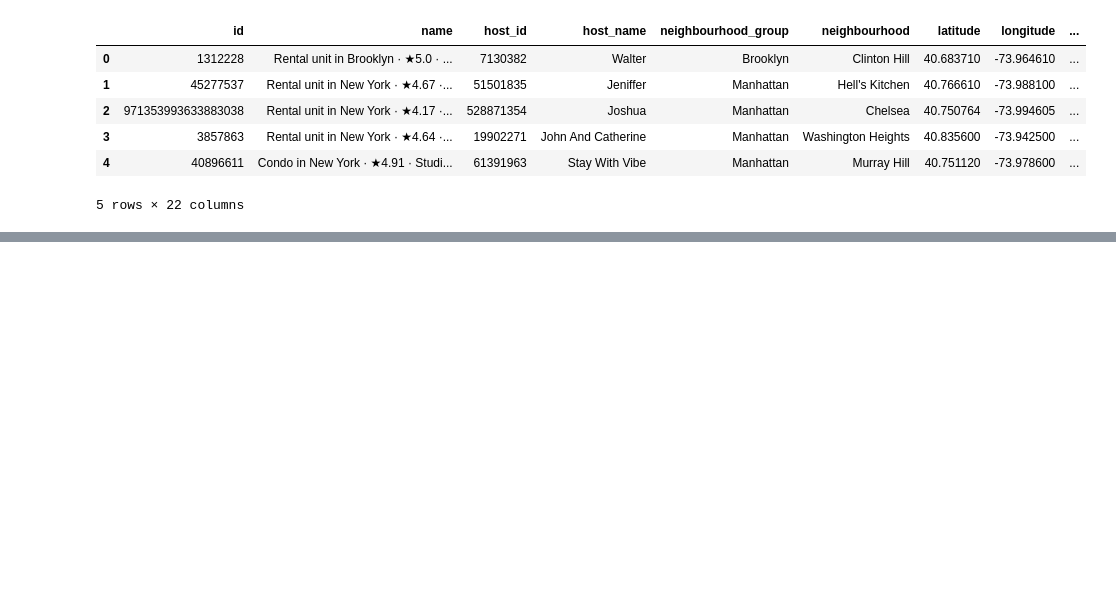
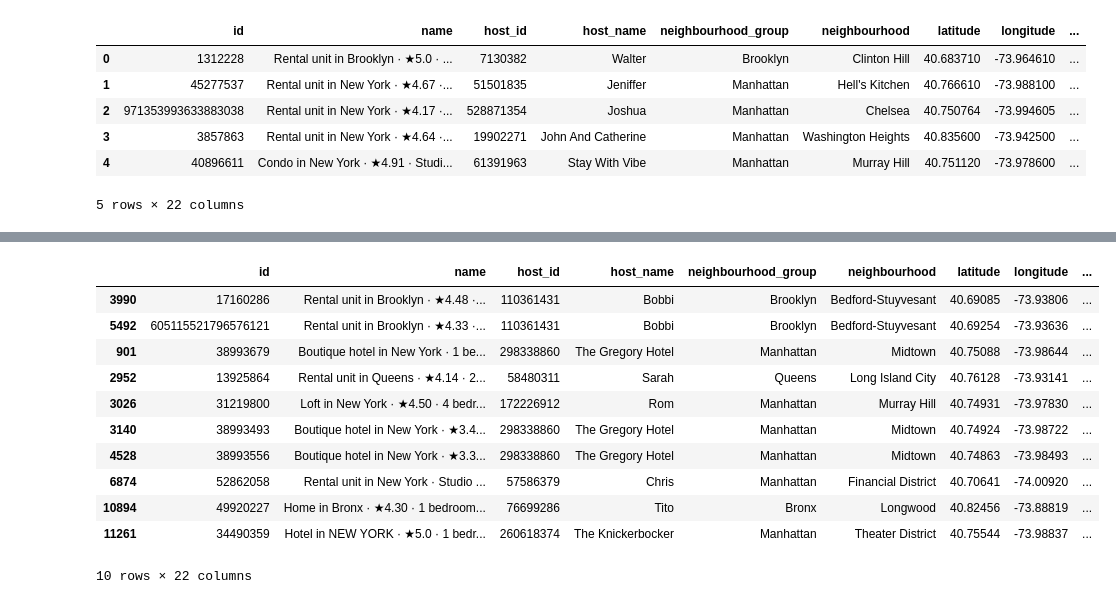
Before and after one commit to mus9090/pandas-practice, a Jupyter notebook: 03-pandas-eda.ipynb, the cells around one changed output, grey strips where cells are left out. Cells and saved outputs as stored; diff of their text form; code cells hidden in the pictures; blank space fills up the shorter version.

```diff
--- a/03-pandas-eda.ipynb
+++ b/03-pandas-eda.ipynb
@@ -32,0 +136,15 @@ memory usage: 6.1 MB
+# %%
+bnb.nlargest(10, 'price')
+# %% [output]
+|  | id | name | host_id | host_name | neighbourhood_group | neighbourhood | latitude | longitude | ... |
+| 3990 | 17160286 | Rental unit in Brooklyn · ★4.48 ·... | 110361431 | Bobbi | Brooklyn | Bedford-Stuyvesant | 40.69085 | -73.93806 | ... |
+| 5492 | 605115521796576121 | Rental unit in Brooklyn · ★4.33 ·... | 110361431 | Bobbi | Brooklyn | Bedford-Stuyvesant | 40.69254 | -73.93636 | ... |
+| 901 | 38993679 | Boutique hotel in New York · 1 be... | 298338860 | The Gregory Hotel | Manhattan | Midtown | 40.75088 | -73.98644 | ... |
+| 2952 | 13925864 | Rental unit in Queens · ★4.14 · 2... | 58480311 | Sarah | Queens | Long Island City | 40.76128 | -73.93141 | ... |
+| 3026 | 31219800 | Loft in New York · ★4.50 · 4 bedr... | 172226912 | Rom | Manhattan | Murray Hill | 40.74931 | -73.97830 | ... |
+| 3140 | 38993493 | Boutique hotel in New York · ★3.4... | 298338860 | The Gregory Hotel | Manhattan | Midtown | 40.74924 | -73.98722 | ... |
+| 4528 | 38993556 | Boutique hotel in New York · ★3.3... | 298338860 | The Gregory Hotel | Manhattan | Midtown | 40.74863 | -73.98493 | ... |
+| 6874 | 52862058 | Rental unit in New York · Studio ... | 57586379 | Chris | Manhattan | Financial District | 40.70641 | -74.00920 | ... |
+| 10894 | 49920227 | Home in Bronx · ★4.30 · 1 bedroom... | 76699286 | Tito | Bronx | Longwood | 40.82456 | -73.88819 | ... |
+| 11261 | 34490359 | Hotel in NEW YORK · ★5.0 · 1 bedr... | 260618374 | The Knickerbocker | Manhattan | Theater District | 40.75544 | -73.98837 | ... |
+10 rows × 22 columns
```
Also changed, not shown: parts of 15 cells of this notebook, 2 other files.
